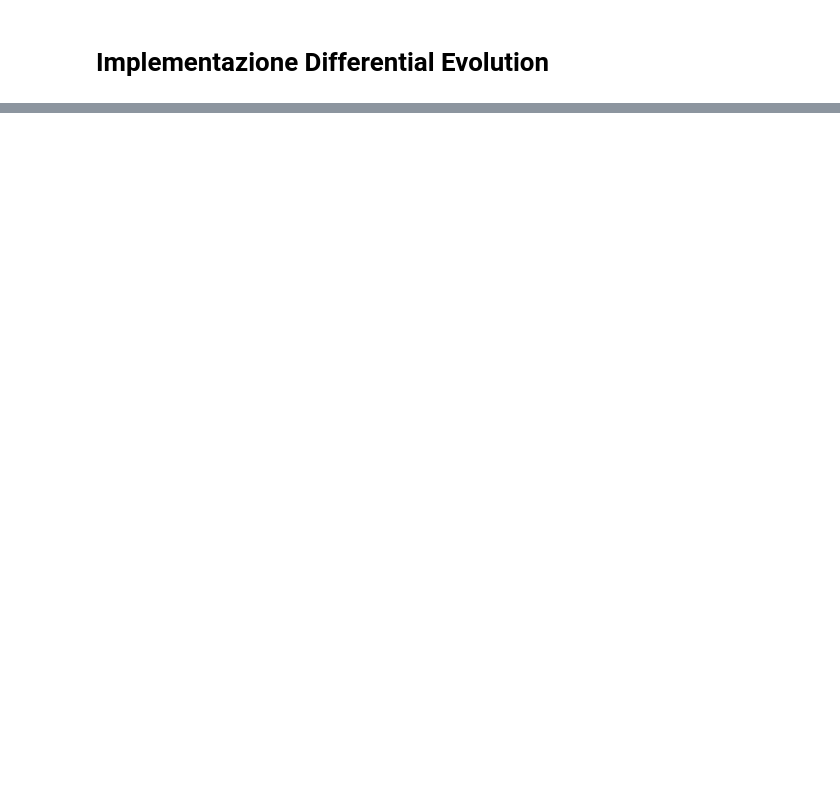
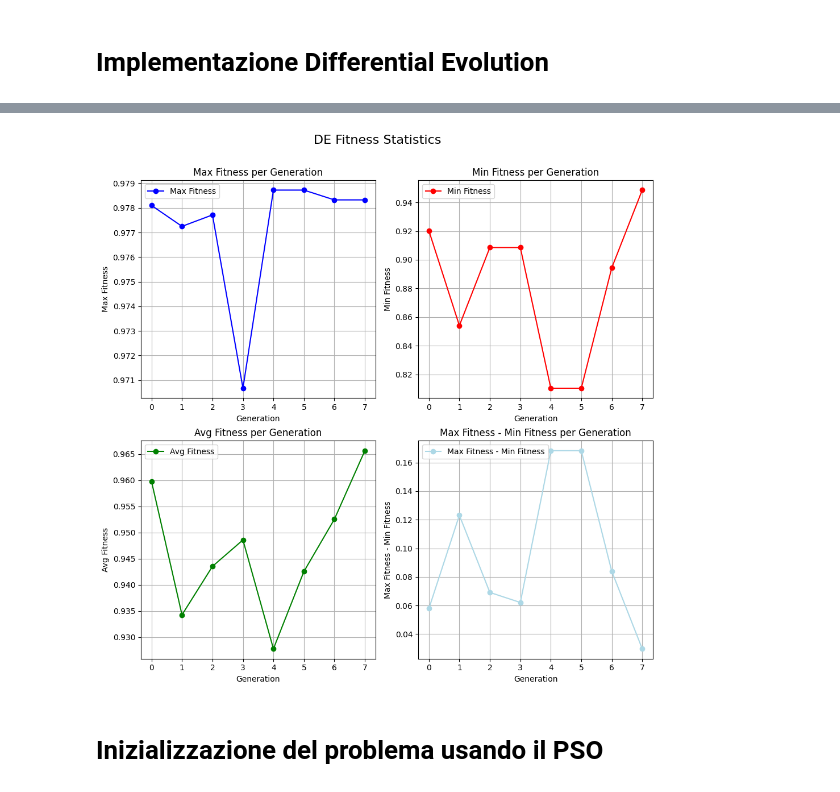
Before and after one commit to RayLeywin/Computational-Intelligence, a Jupyter notebook: Progetto_CI_finale.ipynb, the cells around one changed output, grey strips where cells are left out. Drawn from its saved outputs; the diff is of its cells as text; code cells hidden in the pictures; blank space fills up the shorter version.

```diff
--- a/Progetto_CI_finale.ipynb
+++ b/Progetto_CI_finale.ipynb
@@ -16,3 +20,8 @@ import multiprocessing
+# %%
+from joblib import Parallel, delayed
+
+def parallel_map(func, iterable):
+    return Parallel(n_jobs=-1)(delayed(func)(item) for item in iterable)
 # %%
 import warnings
 from deap import tools, creator, base, algorithms
@@ -1000,11 +1043,11 @@ def CR_encoding(min_CR = 0.1, max_CR = 0.9, step = 0.1):
     gene_value = random.randint(0, num_step)
     return gene_value
 
-def popSize_DE_encoding(min_popSize = 10, max_popSize = 50):
+def popSize_DE_encoding(min_popSize = 10, max_popSize = 20):
     popsize = random.randint(min_popSize, max_popSize)
     return popsize
 
-def maxEvals_DE_encoding(min_maxEvals = 50, max_maxEvals = 200):
+def maxEvals_DE_encoding(min_maxEvals = 40, max_maxEvals = 200):
     maxEvals = random.randint(min_maxEvals, max_maxEvals)
     return maxEvals
 
@@ -1060,0 +1261,45 @@ def mutReinitDE(individual, indpb):
+# %%
+fig, axs = plt.subplots(2, 2, figsize=(10, 10), sharex=False)
+
+gensDE = logbDE.select("gen")
+maxDE = logbDE.select("maxDE")
+avgDE = logbDE.select("avgDE")
+minDE = logbDE.select("minDE")
+diffDE = np.array(maxDE) - np.array(minDE)
+
+axs[0][0].plot(gensDE, maxDE, marker='o', color='blue', label='Max Fitness')
+axs[0][0].set_xlabel('Generation')
+axs[0][0].set_ylabel('Max Fitness')
+axs[0][0].set_title('Max Fitness per Generation')
+axs[0][0].grid(True)
+axs[0][0].legend()
+
+axs[1][0].plot(gensDE, avgDE, marker='o', color='green', label='Avg Fitness')
+axs[1][0].set_xlabel('Generation')
+axs[1][0].set_ylabel('Avg Fitness')
+axs[1][0].set_title('Avg Fitness per Generation')
+axs[1][0].grid(True)
+axs[1][0].legend()
+
+axs[0][1].plot(gensDE, minDE, marker='o', color='red', label='Min Fitness')
+axs[0][1].set_xlabel('Generation')
+axs[0][1].set_ylabel('Min Fitness')
+axs[0][1].set_title('Min Fitness per Generation')
+axs[0][1].grid(True)
+axs[0][1].legend()
+
+axs[1][1].plot(gensDE, diffDE, marker='o', color='lightblue', label='Max Fitness - Min Fitness')
+axs[1][1].set_xlabel('Generation')
+axs[1][1].set_ylabel('Max Fitness - Min Fitness')
+axs[1][1].set_title('Max Fitness - Min Fitness per Generation')
+axs[1][1].grid(True)
+axs[1][1].legend()
+
+plt.tight_layout()
+plt.suptitle('DE Fitness Statistics', fontsize=16)
+plt.subplots_adjust(top=0.9)
+plt.show()
+# %% [output]
+[figure, added]
+# %% [markdown]
+# Inizializzazione del problema usando il PSO
```
Also changed, not shown: parts of 76 cells of this notebook, 1 other file.
